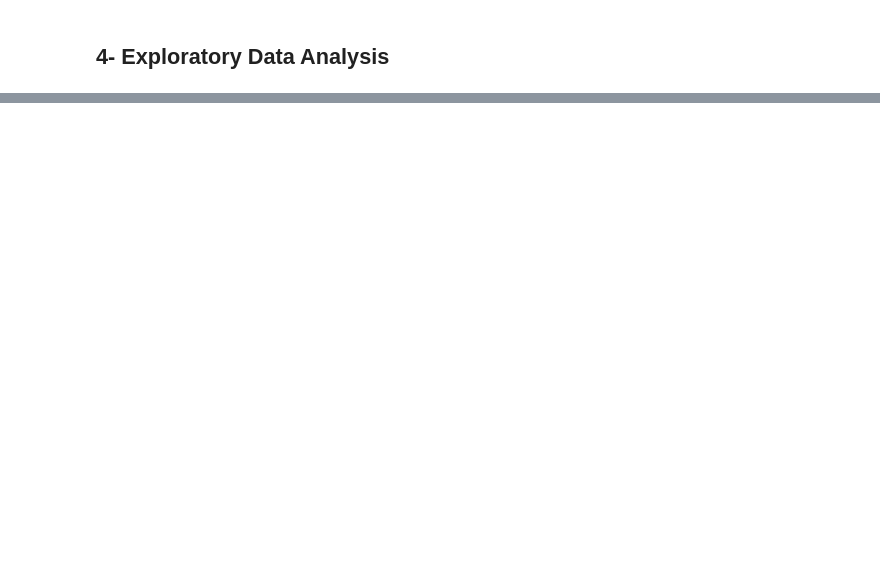
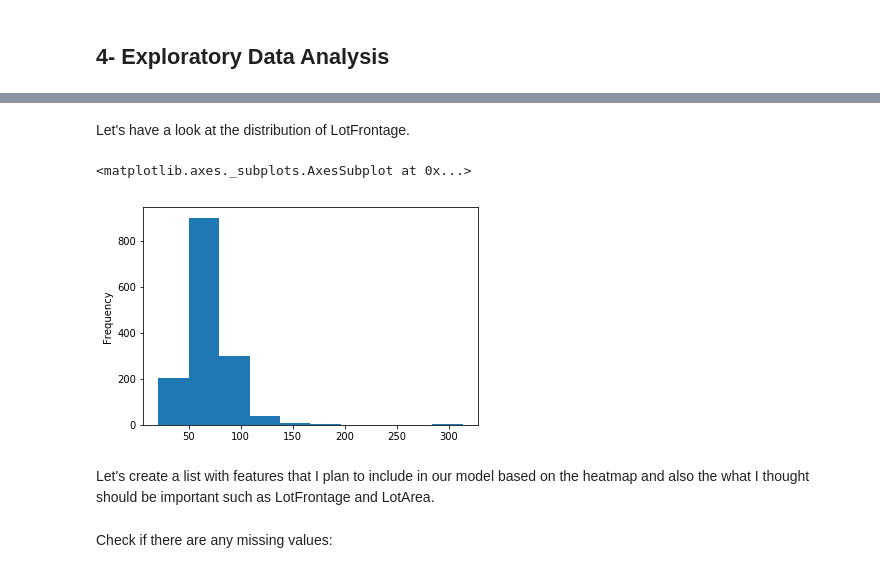
Before and after one commit to haianhle/ar-kaggle, a Jupyter notebook: house-prices/house-prices.ipynb, the cells around one changed output, grey strips where cells are left out. Saved outputs shown, nothing was run; the diff lists cells and outputs as text; code cells hidden in the pictures; blank space fills up the shorter version.

```diff
--- a/house-prices/house-prices.ipynb
+++ b/house-prices/house-prices.ipynb
@@ -198,0 +394,11 @@ This results in an abysmal score, as expected, of 0.24740, which put me in posit
+# %%
+data_df['LotFrontage'].fillna(data_df['LotFrontage'].median(), inplace=True)
+# %% [markdown]
+Let's have a look at the distribution of LotFrontage.
+# %%
+data_df['LotFrontage'].plot.hist()
+# %% [output]
+<matplotlib.axes._subplots.AxesSubplot at 0x...>
+[figure, added]
+# %% [markdown]
+Let's create a list with features that I plan to include in our model based on the heatmap and also the what I thought should be important such as LotFrontage and LotArea.
@@ -198,0 +409,2 @@ This results in an abysmal score, as expected, of 0.24740, which put me in posit
+# %% [markdown]
+Check if there are any missing values:
```
Also changed, not shown: parts of 59 cells of this notebook, 1 other file.
